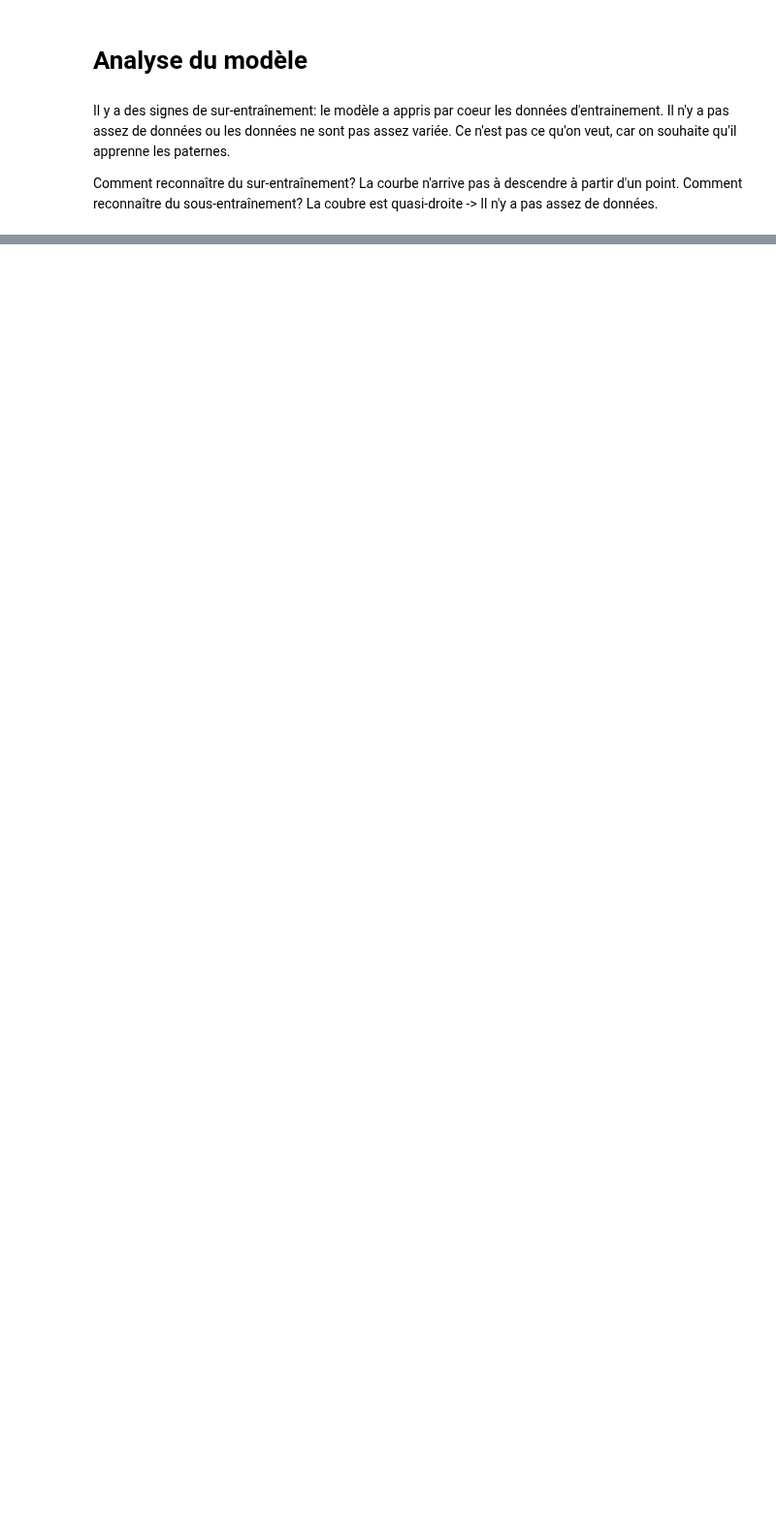
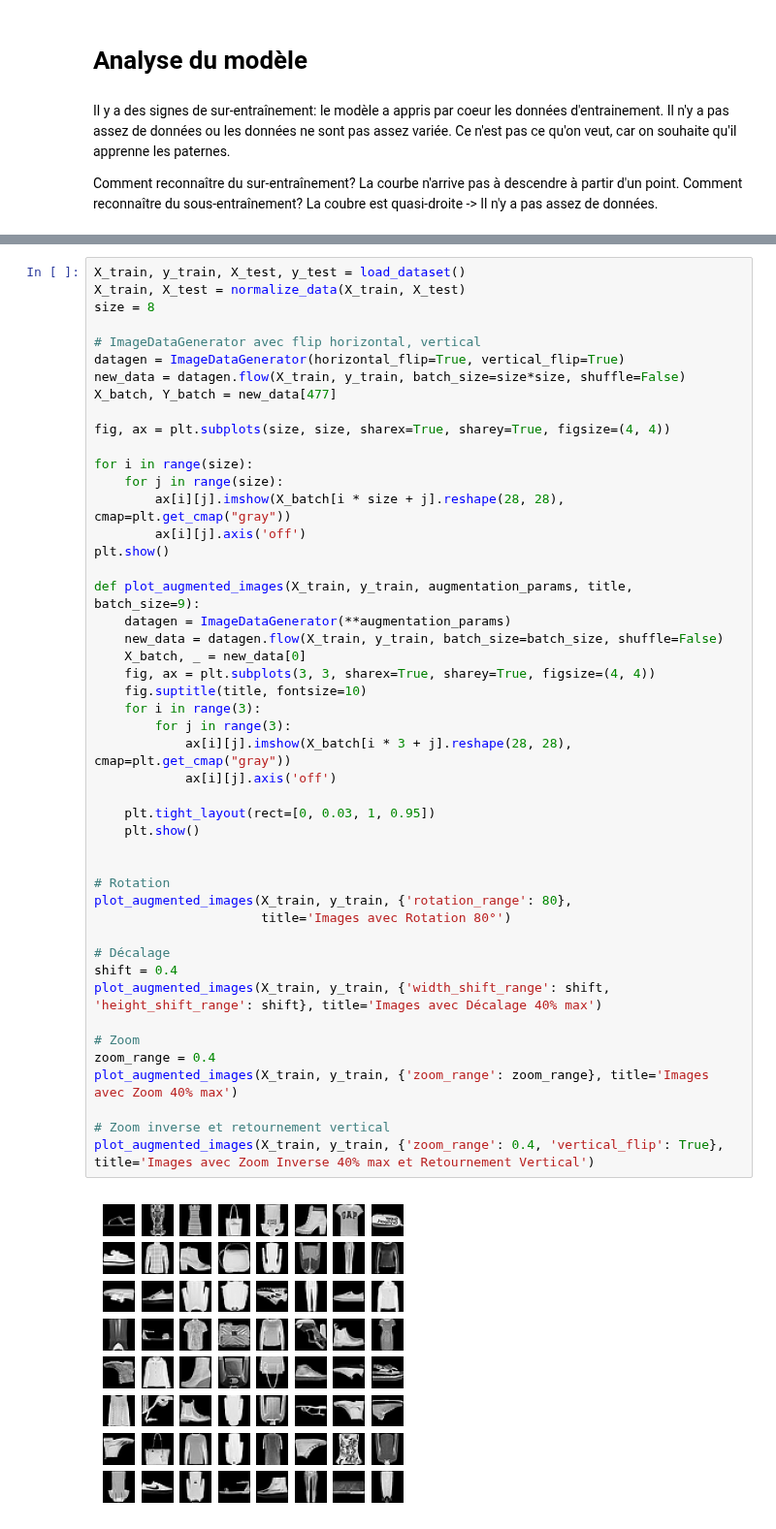
Before and after one commit to 3nd3rh3o/deeplearning-TER, a Jupyter notebook: TER/phaseI/C1-hugo.ipynb, the cells around one changed output, grey strips where cells are left out. Shown at 97% size. Cells and saved outputs as stored; diff of their text form; blank space fills up the shorter version.

```diff
--- a/TER/phaseI/C1-hugo.ipynb
+++ b/TER/phaseI/C1-hugo.ipynb
@@ -576,0 +659,49 @@ Comment reconnaître du sous-entraînement? La coubre est quasi-droite -> Il n'y
+# %%
+X_train, y_train, X_test, y_test = load_dataset()
+X_train, X_test = normalize_data(X_train, X_test)
+size = 8
+
+# ImageDataGenerator avec flip horizontal, vertical
+datagen = ImageDataGenerator(horizontal_flip=True, vertical_flip=True)
+new_data = datagen.flow(X_train, y_train, batch_size=size*size, shuffle=False)
+X_batch, Y_batch = new_data[477]
+
+fig, ax = plt.subplots(size, size, sharex=True, sharey=True, figsize=(4, 4))
+
+for i in range(size):
+    for j in range(size):
+        ax[i][j].imshow(X_batch[i * size + j].reshape(28, 28), cmap=plt.get_cmap("gray"))
+        ax[i][j].axis('off')
+plt.show()
+
+def plot_augmented_images(X_train, y_train, augmentation_params, title, batch_size=9):
+    datagen = ImageDataGenerator(**augmentation_params)
+    new_data = datagen.flow(X_train, y_train, batch_size=batch_size, shuffle=False)
+    X_batch, _ = new_data[0]
+    fig, ax = plt.subplots(3, 3, sharex=True, sharey=True, figsize=(4, 4))
+    fig.suptitle(title, fontsize=10)
+    for i in range(3):
+        for j in range(3):
+            ax[i][j].imshow(X_batch[i * 3 + j].reshape(28, 28), cmap=plt.get_cmap("gray"))
+            ax[i][j].axis('off')
+
+    plt.tight_layout(rect=[0, 0.03, 1, 0.95])
+    plt.show()
+
+
+# Rotation
+plot_augmented_images(X_train, y_train, {'rotation_range': 80},
+                      title='Images avec Rotation 80°')
+
+# Décalage
+shift = 0.4
+plot_augmented_images(X_train, y_train, {'width_shift_range': shift, 'height_shift_range': shift}, title='Images avec Décalage 40% max')
+
+# Zoom
+zoom_range = 0.4
+plot_augmented_images(X_train, y_train, {'zoom_range': zoom_range}, title='Images avec Zoom 40% max')
+
+# Zoom inverse et retournement vertical
+plot_augmented_images(X_train, y_train, {'zoom_range': 0.4, 'vertical_flip': True}, title='Images avec Zoom Inverse 40% max et Retournement Vertical')
+# %% [output]
+[figure, added]
```
Also changed, not shown: parts of 16 cells of this notebook.
